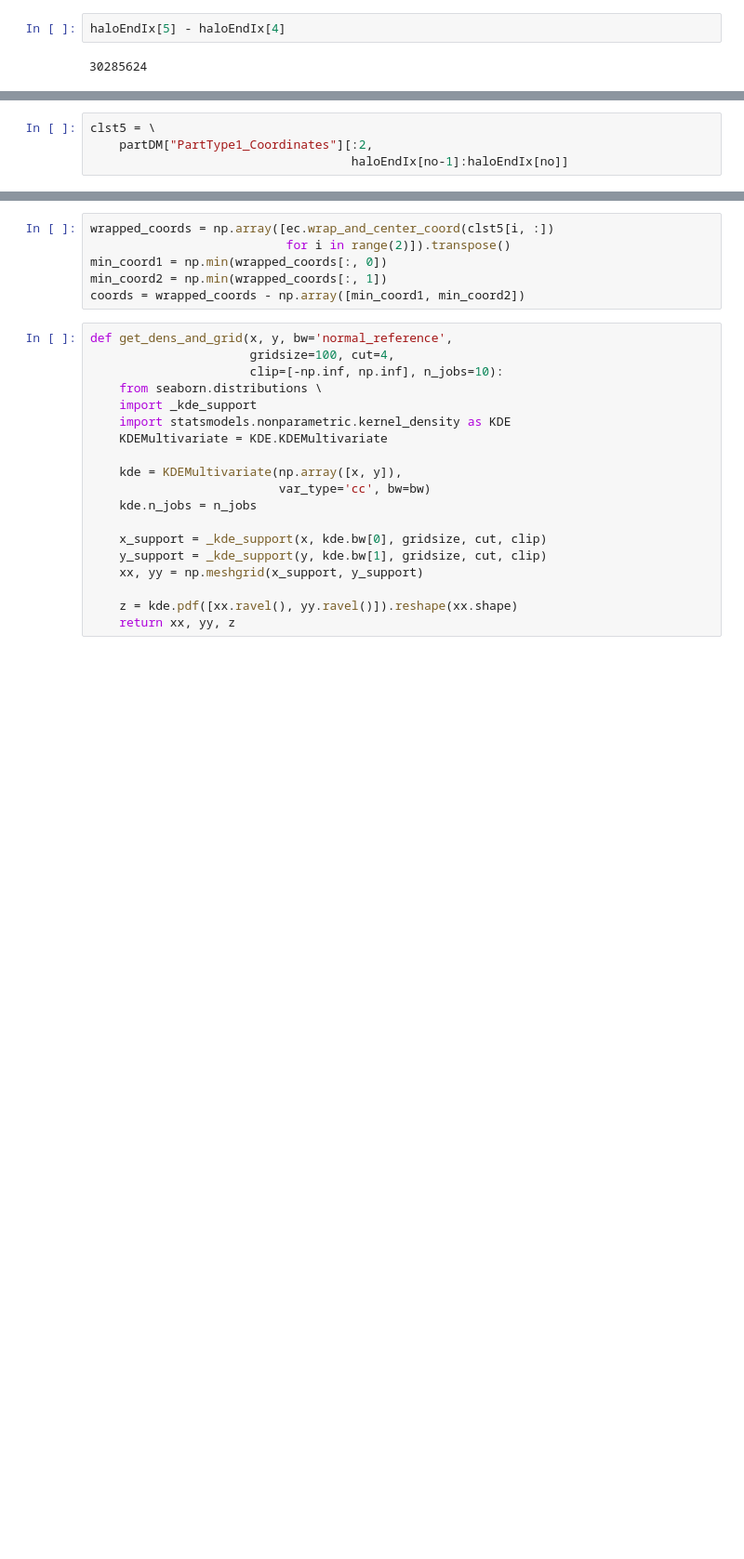
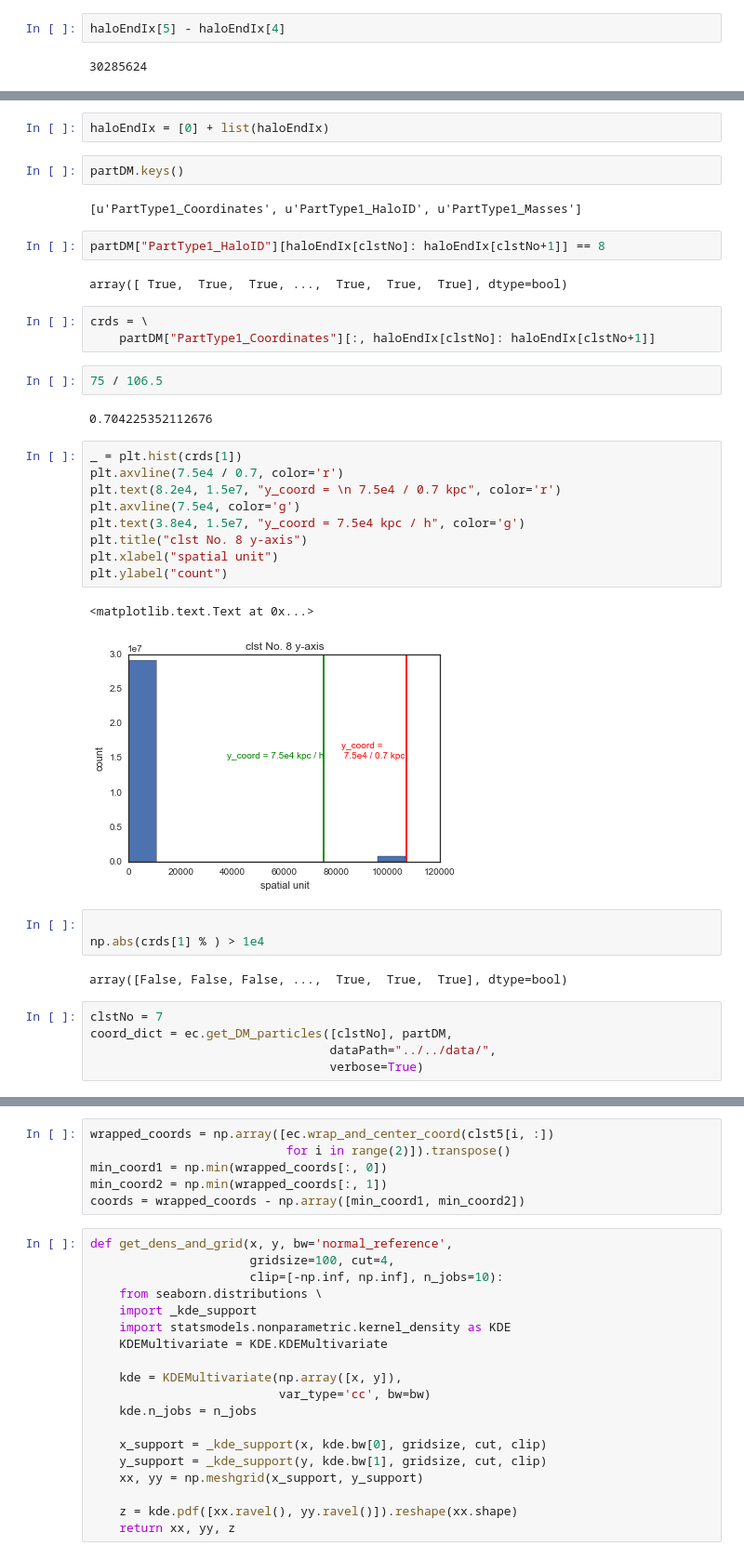
Before and after one commit to karenyyng/galaxy_DM_offset, a Jupyter notebook: code/prototypes/DM_particle_histograms.ipynb, the cells around one changed output, grey strips where cells are left out. Shown at 93% size. Cells and saved outputs as stored; diff of their text form; blank space fills up the shorter version.

Commit message:
completed function for extraction and wrapping coords

```diff
--- a/code/prototypes/DM_particle_histograms.ipynb
+++ b/code/prototypes/DM_particle_histograms.ipynb
@@ -53,4 +49,39 @@ haloEndIx[4]
+# %%
+haloEndIx = [0] + list(haloEndIx)
+# %%
+partDM.keys()
+# %% [output]
+[u'PartType1_Coordinates', u'PartType1_HaloID', u'PartType1_Masses']
+# %%
+partDM["PartType1_HaloID"][haloEndIx[clstNo]: haloEndIx[clstNo+1]] == 8
+# %% [output]
+array([ True,  True,  True, ...,  True,  True,  True], dtype=bool)
 # %%
-clst5 = \
-    partDM["PartType1_Coordinates"][:2,
-                                    haloEndIx[no-1]:haloEndIx[no]]
+crds = \
+    partDM["PartType1_Coordinates"][:, haloEndIx[clstNo]: haloEndIx[clstNo+1]]
+# %%
+75 / 106.5
+# %% [output]
+0.704225352112676
+# %%
+_ = plt.hist(crds[1])
+plt.axvline(7.5e4 / 0.7, color='r')
+plt.text(8.2e4, 1.5e7, "y_coord = \n 7.5e4 / 0.7 kpc", color='r')
+plt.axvline(7.5e4, color='g')
+plt.text(3.8e4, 1.5e7, "y_coord = 7.5e4 kpc / h", color='g')
+plt.title("clst No. 8 y-axis")
+plt.xlabel("spatial unit")
+plt.ylabel("count")
+# %% [output]
+<matplotlib.text.Text at 0x...>
+[figure, added]
+# %%
+
+np.abs(crds[1] % ) > 1e4
+# %% [output]
+array([False, False, False, ...,  True,  True,  True], dtype=bool)
+# %%
+clstNo = 7
+coord_dict = ec.get_DM_particles([clstNo], partDM,
+                                 dataPath="../../data/",
+                                 verbose=True)
```
Also changed, not shown: parts of 11 cells of this notebook, 5 other files.
